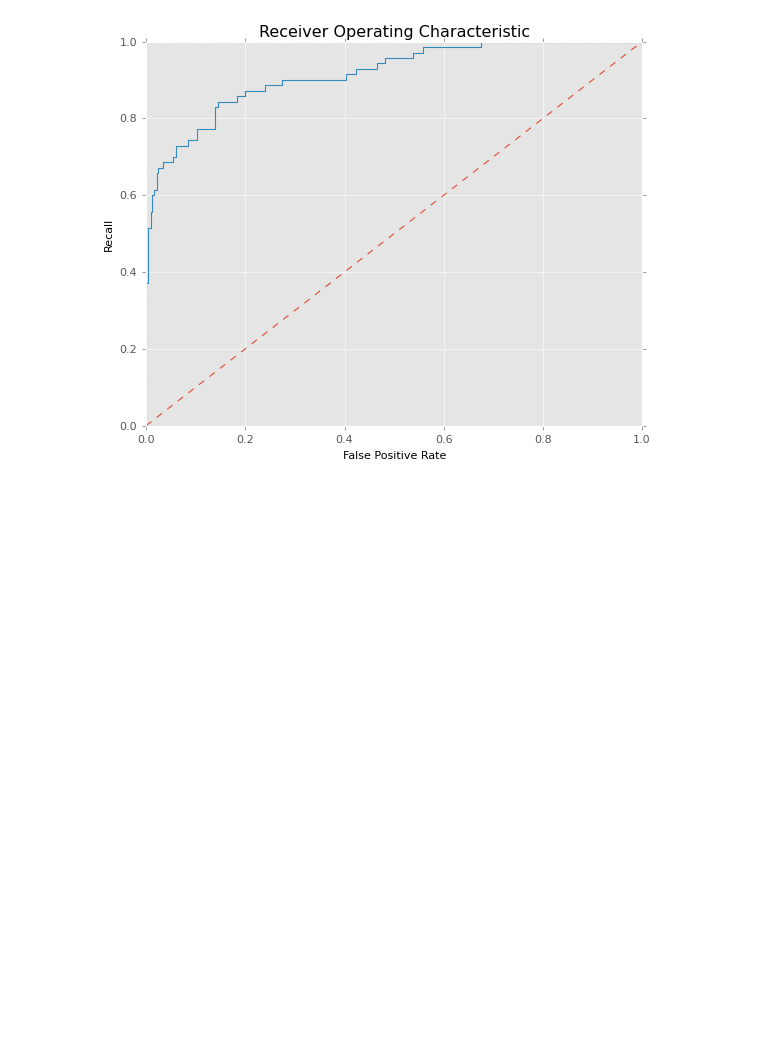
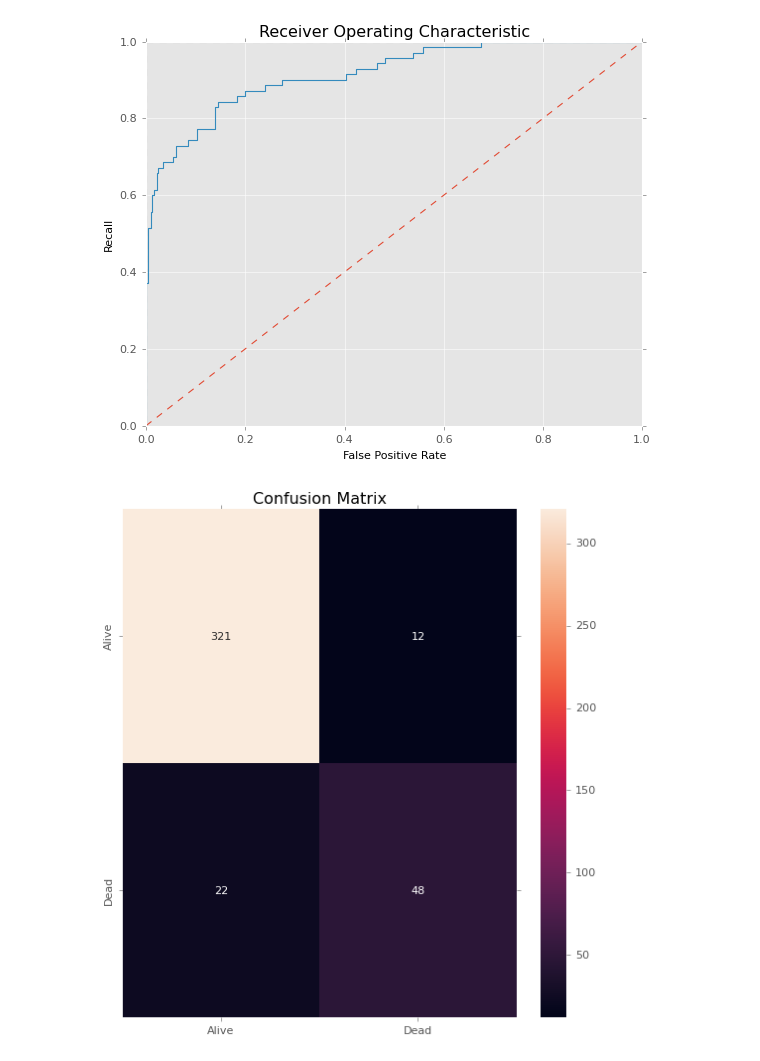
Before and after one commit to Kopy91/seer_breast_cancer, a Jupyter notebook: breast_cancer_ML.ipynb, the cells around one changed output. Drawn from its saved outputs; the diff is of its cells as text; code cells hidden in the pictures; blank space fills up the shorter version.

```diff
--- a/breast_cancer_ML.ipynb
+++ b/breast_cancer_ML.ipynb
@@ -1297,3 +1297,12 @@ ax.set_xlabel("False Positive Rate")
 ax.set_ylabel("Recall");
 # %% [output]
 [figure]
+# %%
+labels = ['Alive', 'Dead']
+cm = confusion_matrix(target_test, target_test_pred_rf_poly_grid)
+plt.figure(figsize = (8,8))
+sns.heatmap(cm, annot = True, fmt='', xticklabels = labels, yticklabels = labels)
+plt.title('Confusion Matrix')
+plt.show()
+# %% [output]
+[figure, added]
```
